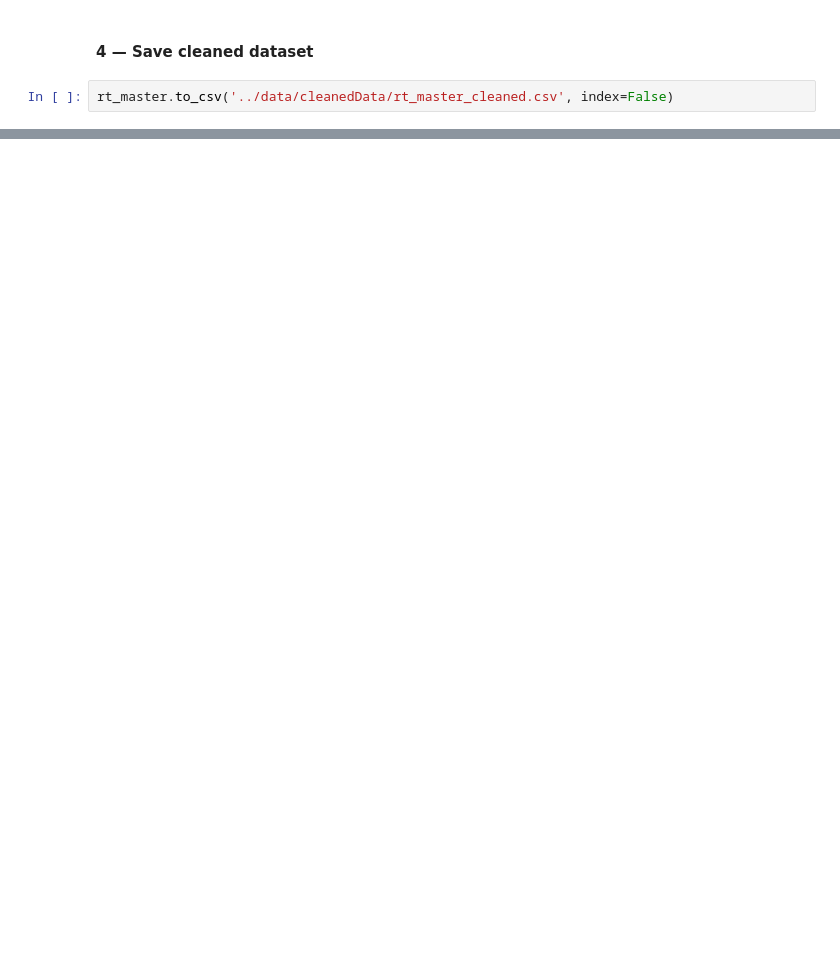
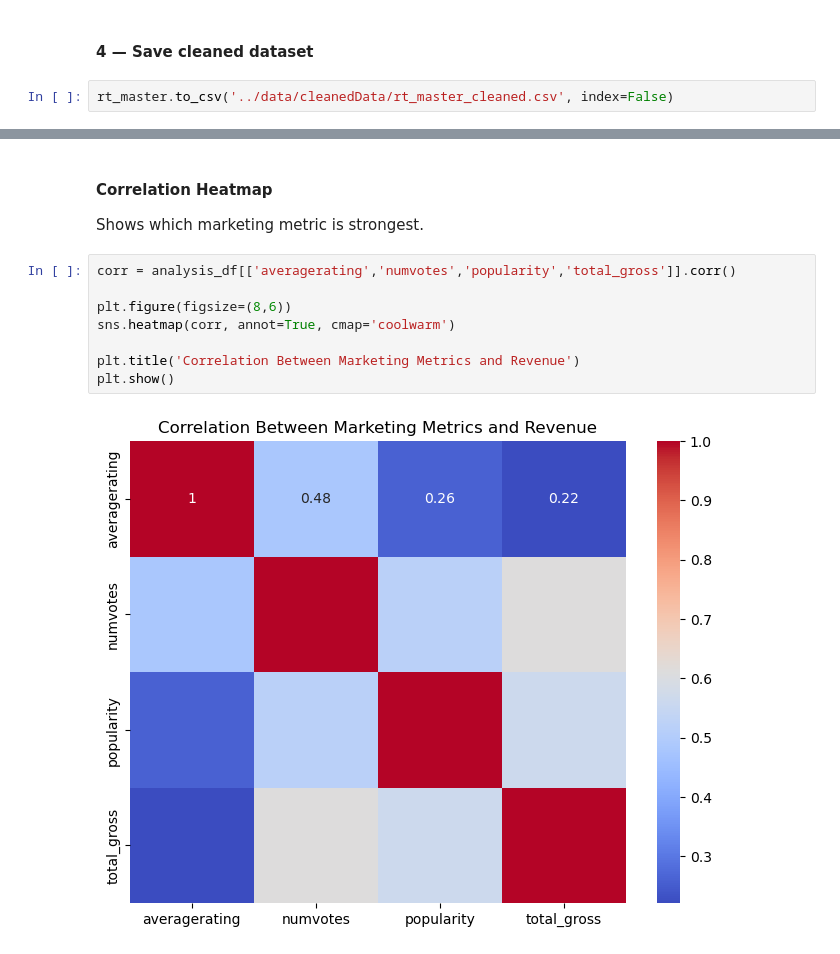
Before and after one commit to Daniellamuli/Phase-2-Movie-Analysis-Project, a Jupyter notebook: notebooks/Eve.ipynb, the cells around one changed output, grey strips where cells are left out. Cells and saved outputs as stored; diff of their text form; blank space fills up the shorter version.

```diff
--- a/notebooks/Eve.ipynb
+++ b/notebooks/Eve.ipynb
@@ -881,0 +687,14 @@ A data-informed strategy that integrates audience insight, genre performance, an
+# %% [markdown]
+#### Correlation Heatmap
+
+Shows which marketing metric is strongest.
+# %%
+corr = analysis_df[['averagerating','numvotes','popularity','total_gross']].corr()
+
+plt.figure(figsize=(8,6))
+sns.heatmap(corr, annot=True, cmap='coolwarm')
+
+plt.title('Correlation Between Marketing Metrics and Revenue')
+plt.show()
+# %% [output]
+[figure, added]
```
Also changed, not shown: parts of 75 cells of this notebook.
